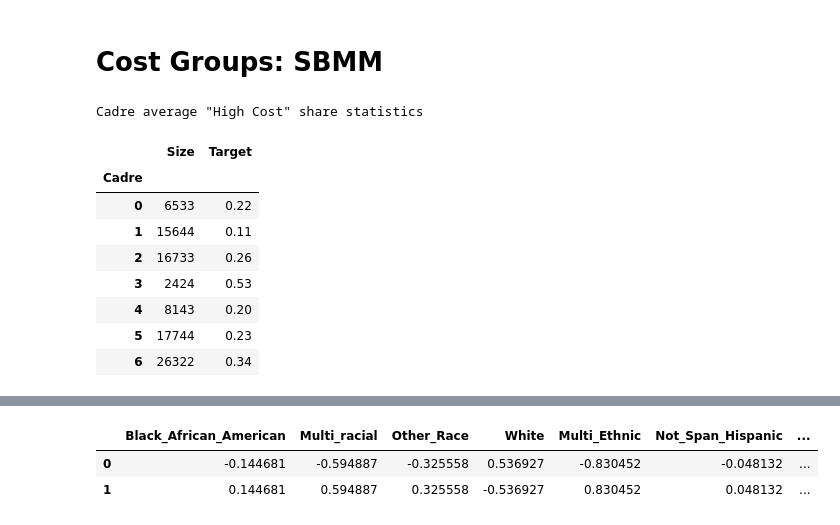
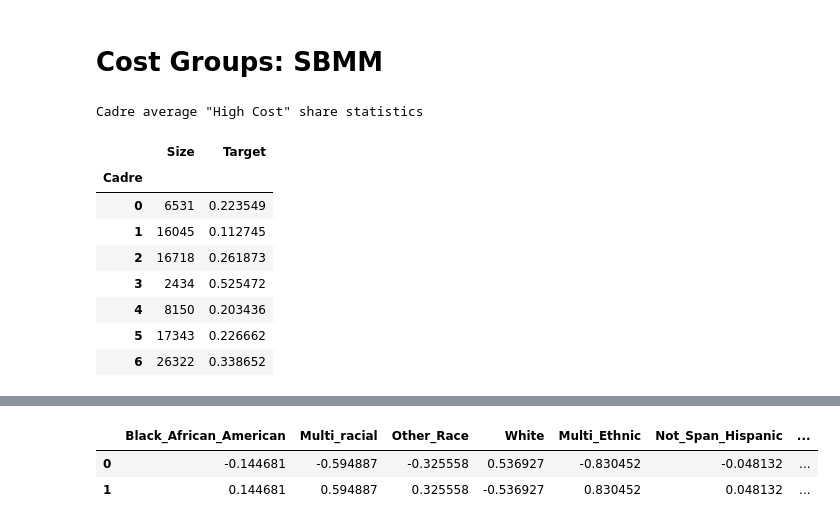
Before and after one commit to TheRensselaerIDEA/SuMMP, a Jupyter notebook: SGMM_Newborn.ipynb, the cells around one changed output, grey strips where cells are left out. Drawn from its saved outputs; the diff is of its cells as text; code cells hidden in the pictures.

```diff
--- a/SGMM_Newborn.ipynb
+++ b/SGMM_Newborn.ipynb
@@ -116,7 +118,7 @@ for j in range(0,10):
     for i in range(2,10):
         print("\n\n\nTRAINING WITH {} CLUSTERS".format(i))
         np.random.seed( seed = seed_num)
-        modelB = SupervisedBMM(max_iter = max_iter, max_iter2 = max_iter2, n_clusters = i)
+        modelB = SupervisedBMM(max_iter = max_iter, max_iter2 = max_iter2, n_clusters = i, solver="liblinear")
         modelB = modelB.fitB(Xtrain = train_np, Xtest=val_np, ytrain = y_train_np)
 
         logisRegre = modelB.LogRegr
@@ -226,7 +224,7 @@ File downloaded
 Download Complete
 # %%
 np.random.seed( seed = 71730 )
-pre_load = True
+pre_load = True # Set to false to manually train model
 
 # train SBMM model with Log Regression
 max_iter = 30
@@ -237,7 +235,7 @@ if pre_load:
   modelB = SupervisedBMM.loader("SBMM_niter1_30_niter2_30_nclust_7_seed_71730.pkl")
   print("ModelB successfully loaded...")
 else:
-  modelB = SupervisedBMM( max_iter =max_iter, n_clusters = n_clusters, max_iter2 = max_iter2, verbose = 0, penalty="l2")
+  modelB = SupervisedBMM( max_iter =max_iter, n_clusters = n_clusters, max_iter2 = max_iter2, verbose = 0, solver="liblinear")
   modelB = modelB.fitB( Xtrain = Xtrain, Xtest = Xtest, ytrain = ytrain)
 
 mTrain = modelB.mTrain
@@ -312,20 +311,23 @@ plt.show()
 # %%
 # Cadre average high cost share statistics
 target = pd.DataFrame(np.array([ytrain, labTrainB]).T,columns=['Target', 'Cadre'])
 target["Size"] = 1
-aggr_target = target.groupby("Cadre").agg({"Size": "sum",  "Target": "mean"}).round(2)
+aggr_target = target.groupby("Cadre").agg({"Size": "sum",  "Target": "mean"})
 print("Cadre average \"High Cost\" share statistics")
+highcostratio = aggr_target["Target"].values
+clustpop = aggr_target["Size"].values
+Labels = labTrainB
 aggr_target
 # %% [output]
 Cadre average "High Cost" share statistics
 |  | Size | Target |
 | Cadre |  |  |
-| 0 | 6533 | 0.22 |
-| 1 | 15644 | 0.11 |
-| 2 | 16733 | 0.26 |
-| 3 | 2424 | 0.53 |
-| 4 | 8143 | 0.20 |
-| 5 | 17744 | 0.23 |
-| 6 | 26322 | 0.34 |
+| 0 | 6531 | 0.223549 |
+| 1 | 16045 | 0.112745 |
+| 2 | 16718 | 0.261873 |
+| 3 | 2434 | 0.525472 |
+| 4 | 8150 | 0.203436 |
+| 5 | 17343 | 0.226662 |
+| 6 | 26322 | 0.338652 |
 # %%
 print('Percent of high cost ratio by SBMM')
```
Also changed, not shown: parts of 62 cells of this notebook.
